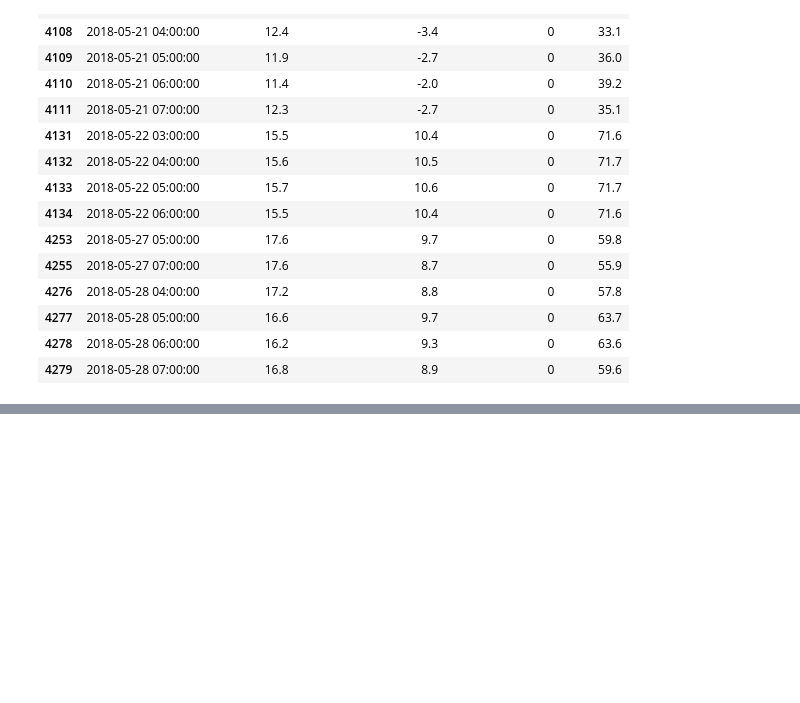
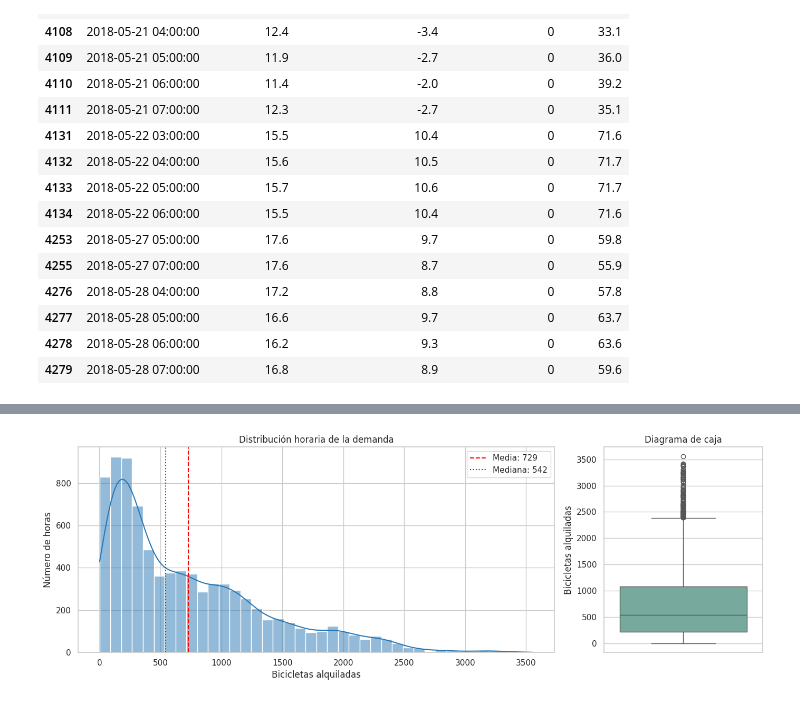
Before and after one commit to francorte/seoul-bike-sharing-analysis, a Jupyter notebook: seoul_bike_sharing_eda.ipynb, the cells around one changed output, grey strips where cells are left out. Cells and saved outputs as stored; diff of their text form; code cells hidden in the pictures; blank space fills up the shorter version.

```diff
--- a/seoul_bike_sharing_eda.ipynb
+++ b/seoul_bike_sharing_eda.ipynb
@@ -399,0 +393,78 @@ Registros corregidos: 17
+# %%
+# Variable principal durante las horas operativas
+demand = df_operational["Rented Bike Count"]
+
+# Resumen con percentiles adicionales
+demand_summary = demand.describe(
+    percentiles=[0.01, 0.05, 0.25, 0.50, 0.75, 0.95, 0.99]
+).to_frame("Rented Bike Count")
+
+display(demand_summary)
+
+# Identificación descriptiva de valores extremos mediante el criterio IQR
+q1 = demand.quantile(0.25)
+q3 = demand.quantile(0.75)
+iqr = q3 - q1
+
+lower_limit = q1 - 1.5 * iqr
+upper_limit = q3 + 1.5 * iqr
+
+extreme_values = demand[
+    (demand < lower_limit) | (demand > upper_limit)
+]
+
+print(f"Límite inferior IQR: {lower_limit:,.1f}")
+print(f"Límite superior IQR: {upper_limit:,.1f}")
+print(f"Registros fuera de los límites IQR: {len(extreme_values):,}")
+print(
+    "Porcentaje sobre las horas operativas:",
+    f"{len(extreme_values) / len(demand) * 100:.2f}%"
+)
+
+# Distribución y diagrama de caja
+fig, axes = plt.subplots(
+    1,
+    2,
+    figsize=(14, 5),
+    gridspec_kw={"width_ratios": [3, 1]}
+)
+
+sns.histplot(
+    demand,
+    bins=40,
+    kde=True,
+    ax=axes[0],
+    color="#2878B5"
+)
+
+axes[0].axvline(
+    demand.mean(),
+    color="red",
+    linestyle="--",
+    label=f"Media: {demand.mean():.0f}"
+)
+
+axes[0].axvline(
+    demand.median(),
+    color="green",
+    linestyle=":",
+    label=f"Mediana: {demand.median():.0f}"
+)
+
+axes[0].set_title("Distribución horaria de la demanda")
+axes[0].set_xlabel("Bicicletas alquiladas")
+axes[0].set_ylabel("Número de horas")
+axes[0].legend()
+
+sns.boxplot(
+    y=demand,
+    ax=axes[1],
+    color="#6FB1A0"
+)
+
+axes[1].set_title("Diagrama de caja")
+axes[1].set_ylabel("Bicicletas alquiladas")
+
+plt.tight_layout()
+plt.show()
+# %% [output]
@@ -399,0 +488 @@ Registros corregidos: 17
+[figure, added]
```
Also changed, not shown: parts of 4 cells of this notebook.
